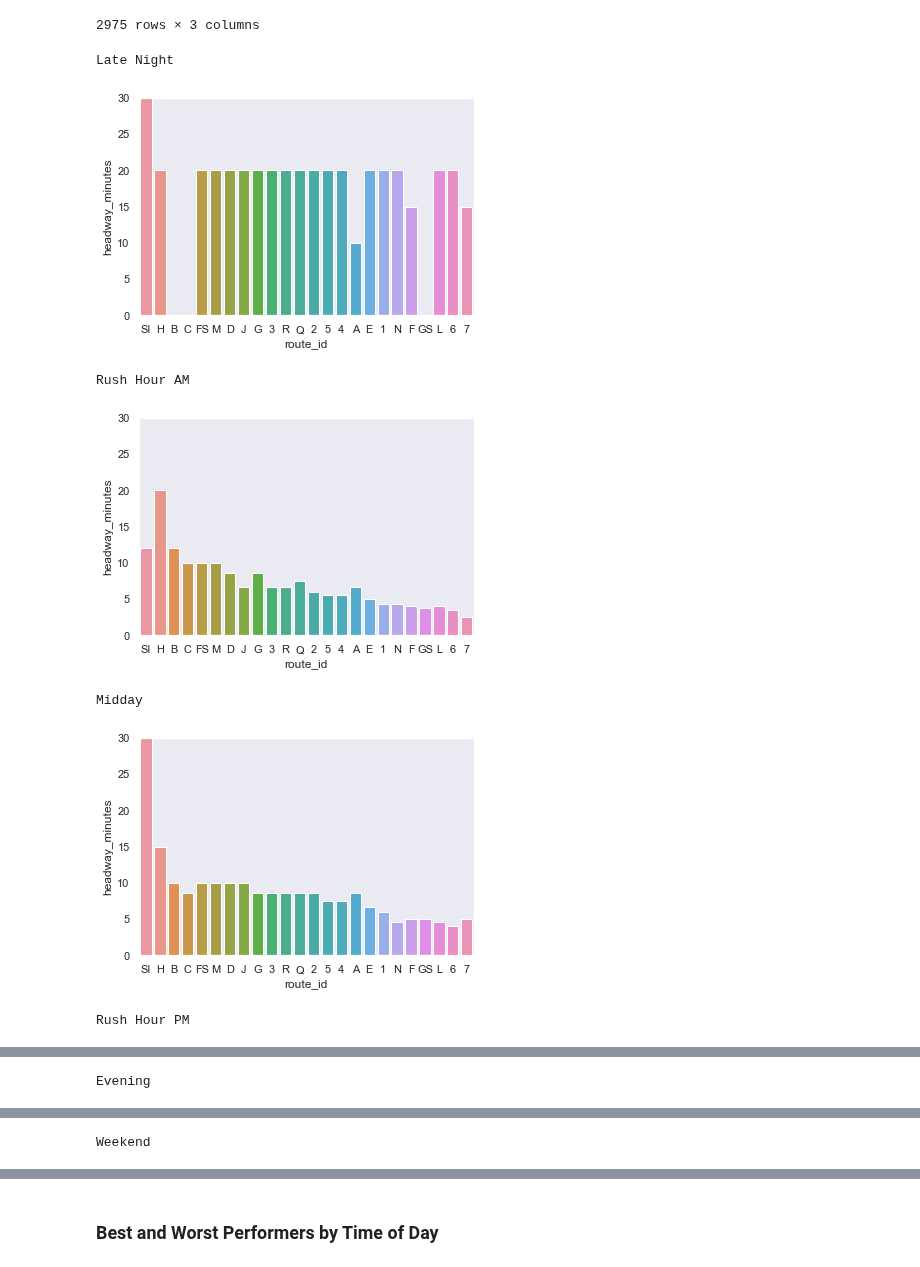
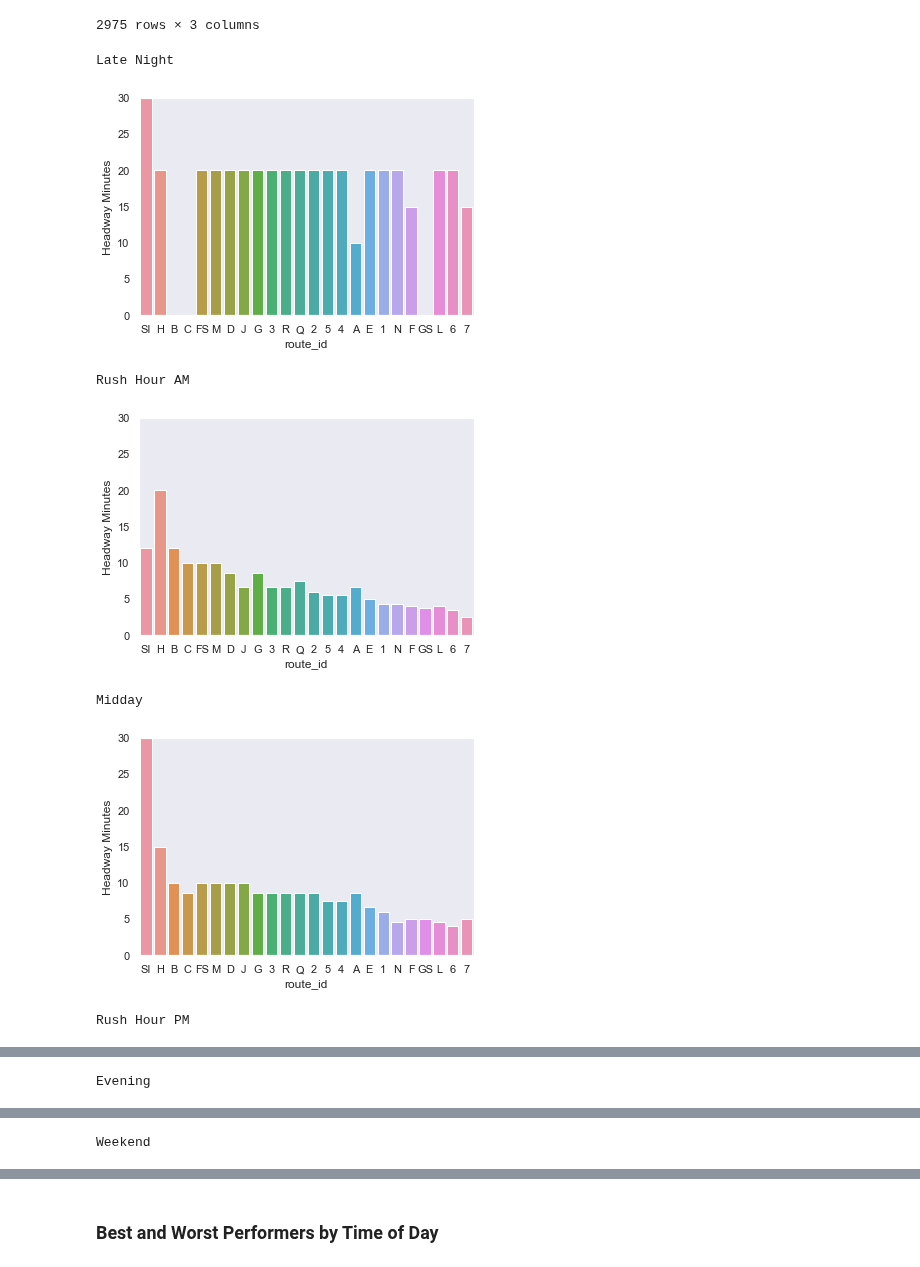
Before and after one commit to gregfeliu/NYC-Subway-Frequencies, a Jupyter notebook: 2.Analyzing_Frequency_of_Trains.ipynb, the cells around one changed output, grey strips where cells are left out. Cells and saved outputs as stored; diff of their text form; code cells hidden in the pictures.

```diff
--- a/2.Analyzing_Frequency_of_Trains.ipynb
+++ b/2.Analyzing_Frequency_of_Trains.ipynb
@@ -321,18 +321,18 @@ frequency_by_stop_interval
 # %%
 for interval in time_of_day_sorting.keys():
     print(interval)
     ax = sns.barplot(data=trip_interval_route_freq[trip_interval_route_freq
-                                    ['train_time_interval']==interval]
-                                 , x = 'route_id', y='headway_minutes', order=sorted_routes)
+                                    ['Train Time Interval']==interval]
+                                 , x = 'route_id', y='Headway Minutes', order=sorted_routes)
 #     ax.title(interval)
     ax.grid(axis='y')
     ax.set_ylim(ymin=0, ymax=30)
     plt.show()
 # %% [output]
 Late Night
-[figure, old version]
+[figure, new version]
 Rush Hour AM
-[figure, old version]
+[figure, new version]
 Midday
-[figure, old version]
+[figure, new version]
 Rush Hour PM
```
Also changed, not shown: parts of 23 cells of this notebook, 1 other file.
